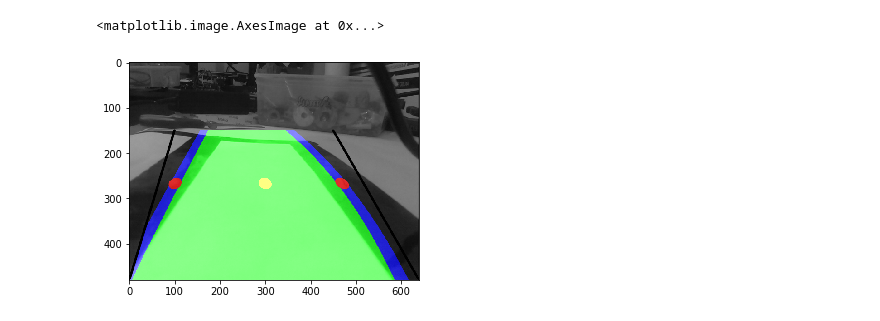
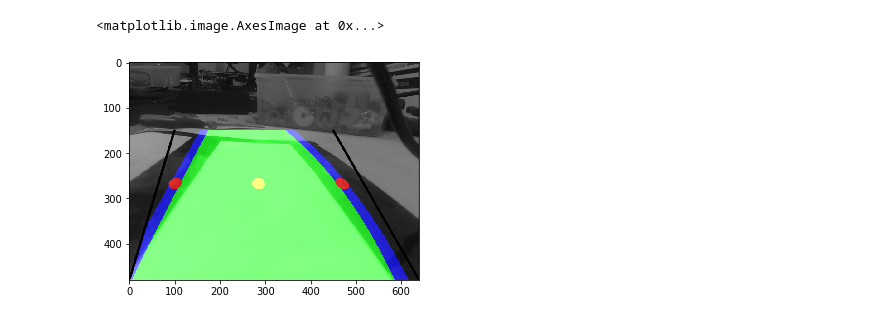
Before and after one commit to aayushrai/Advanced-lane-lines-detection, a Jupyter notebook: Advance_lane_lines_detection_version_2.0.ipynb, the cells around one changed output. Cells and saved outputs as stored; diff of their text form; code cells hidden in the pictures.

```diff
--- a/Advance_lane_lines_detection_version_2.0.ipynb
+++ b/Advance_lane_lines_detection_version_2.0.ipynb
@@ -147,7 +140,7 @@ def drawLine(img, para,src,dst):
     right_fitx = right_fit[0]*ploty**2 + right_fit[1]*ploty + right_fit[2]
 
      #center of lane
-    center = yMax//2
+    center = (yMax//2)
     left_center_x,left_center_y =int(left_fitx[center]),int(center)
     right_center_x,right_center_y =int(right_fitx[center]),int(center)
 
@@ -161,15 +154,15 @@ def drawLine(img, para,src,dst):
     cv2.polylines(color_warp, np.int_([pts_left]),False, (0,0, 255),30)
     cv2.polylines(color_warp, np.int_([pts_right]),False, (0,0,255),30)
 
+    #center of both lane
+    x_center,y_center = left_center_x + ((right_center_x - left_center_x)//2),center
+    cv2.circle(color_warp,(x_center,y_center), 20, (255,255,0),-1)
+
     #draw lane center
     cv2.circle(color_warp,(left_center_x,left_center_y), 20, (255,0,0),-1)
     cv2.circle(color_warp,(right_center_x,right_center_y), 20, (255,0,0),-1)
-
-    #center of both lane
-    x_center,y_center = right_center_x - left_center_y,center
-    cv2.circle(color_warp,(x_center,y_center), 20, (255,255,0),-1)
-
+    unwarp = color_warp
     #inverse warp
     newwarp = Warp(color_warp,src,dst,inverse=True)
 
-    return (x_center,y_center),cv2.addWeighted(img, 1, newwarp, 0.7, 0)
+    return (x_center,y_center),cv2.addWeighted(img, 1, newwarp, 0.7, 0),unwarp
@@ -176,18 +176,18 @@ def drawLine(img, para,src,dst):
 # %%
 init_ = [[450,150],[640,480],[0,480],[100,150]]
 warp_ = [[640,0],[640,480],[0,480],[0,0]]
 src = np.float32(init_)  #[top_right,bottom_right,bottom_left,top_left]
 dst = np.float32(warp_)        #[top_right,bottom_right,bottom_left,top_left]
 
 warped = Warp(inv_img,src,dst)
 binary_warped = Binary_gradient(warped)
 poly_para = fit_polynomial(binary_warped)
-lane_center,result = drawLine(img,poly_para,src,dst) #pas original img
+lane_center,result,unwarp = drawLine(img,poly_para,src,dst) #pas original img
 
 cv2.line(result,tuple(init_[0]),tuple(init_[1]),(0,0,0),3,cv2.LINE_AA)  #left
 cv2.line(result,tuple(init_[2]),tuple(init_[3]),(0,0,0),3,cv2.LINE_AA)  #right
 
 plt.imshow(result)
 # %% [output]
 <matplotlib.image.AxesImage at 0x...>
-[figure, old version]
+[figure, new version]
```
Also changed, not shown: parts of 4 cells of this notebook.
